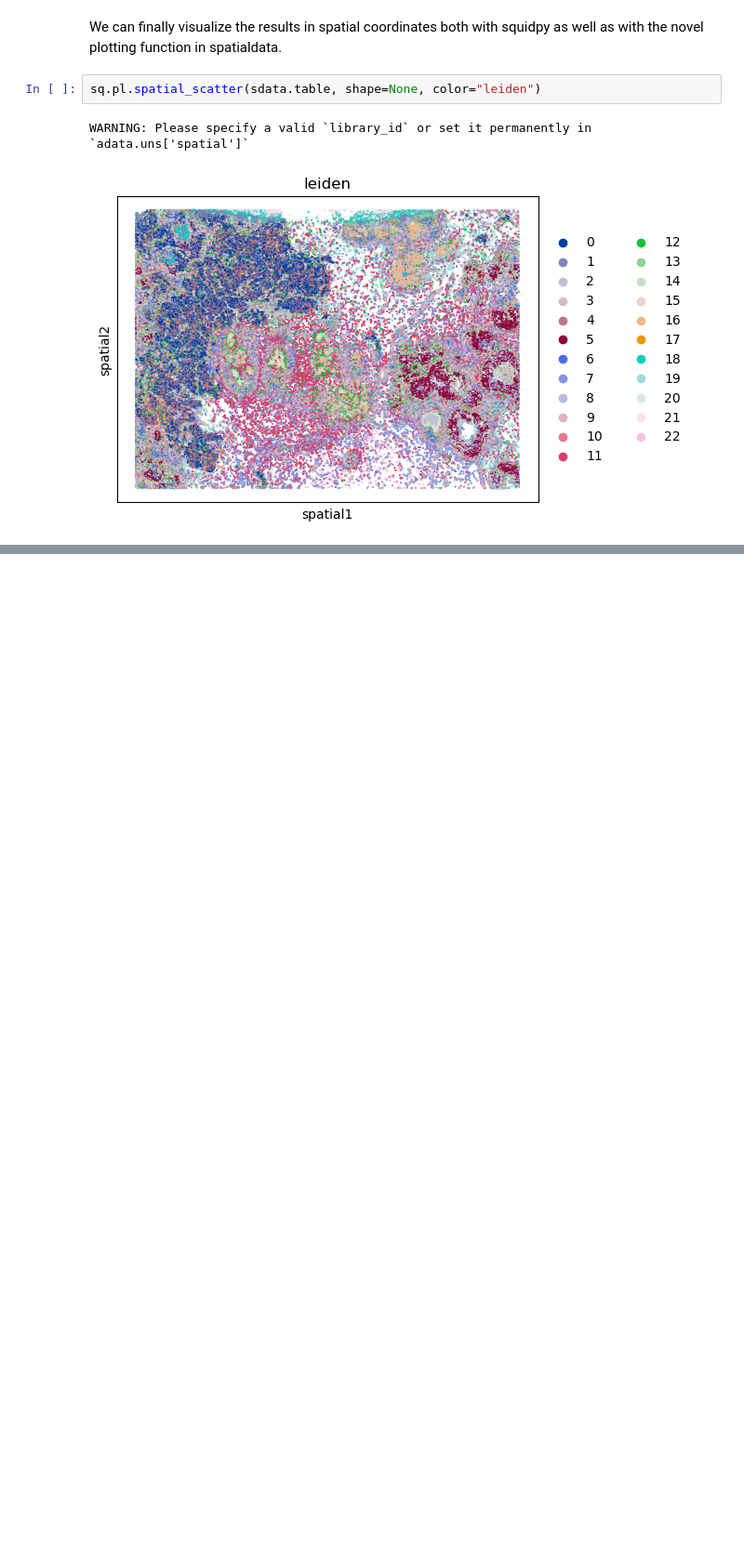
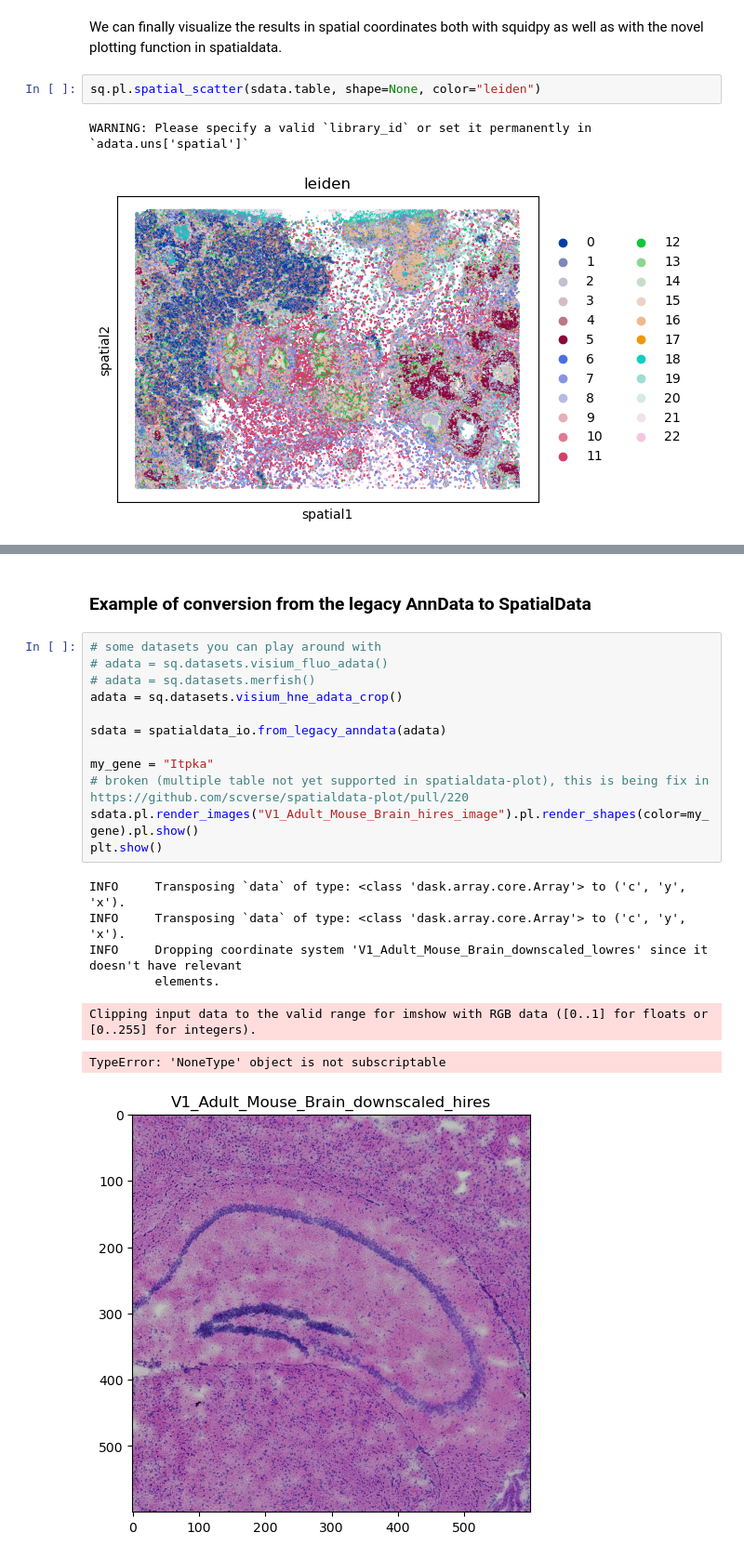
Before and after one commit to scverse/spatialdata-notebooks, a Jupyter notebook: notebooks/examples/squidpy_integration.ipynb, the cells around one changed output, grey strips where cells are left out. Shown at 93% size. Drawn from its saved outputs; the diff is of its cells as text; blank space fills up the shorter version.

```diff
--- a/notebooks/examples/squidpy_integration.ipynb
+++ b/notebooks/examples/squidpy_integration.ipynb
@@ -77,0 +113,22 @@ IndexError: index 167780 is out of bounds for axis 0 with size 167780
+# %% [markdown]
+### Example of conversion from the legacy AnnData to SpatialData
+# %%
+# some datasets you can play around with
+# adata = sq.datasets.visium_fluo_adata()
+# adata = sq.datasets.merfish()
+adata = sq.datasets.visium_hne_adata_crop()
+
+sdata = spatialdata_io.from_legacy_anndata(adata)
+
+my_gene = "Itpka"
+# broken (multiple table not yet supported in spatialdata-plot), this is being fix in https://github.com/scverse/spatialdata-plot/pull/220
+sdata.pl.render_images("V1_Adult_Mouse_Brain_hires_image").pl.render_shapes(color=my_gene).pl.show()
+plt.show()
+# %% [output]
+INFO     Transposing `data` of type: <class 'dask.array.core.Array'> to ('c', 'y', 'x').
+INFO     Transposing `data` of type: <class 'dask.array.core.Array'> to ('c', 'y', 'x').
+INFO     Dropping coordinate system 'V1_Adult_Mouse_Brain_downscaled_lowres' since it doesn't have relevant
+         elements.
+Clipping input data to the valid range for imshow with RGB data ([0..1] for floats or [0..255] for integers).
+TypeError: 'NoneType' object is not subscriptable
+[figure, added]
```
Also changed, not shown: parts of 13 cells of this notebook.
